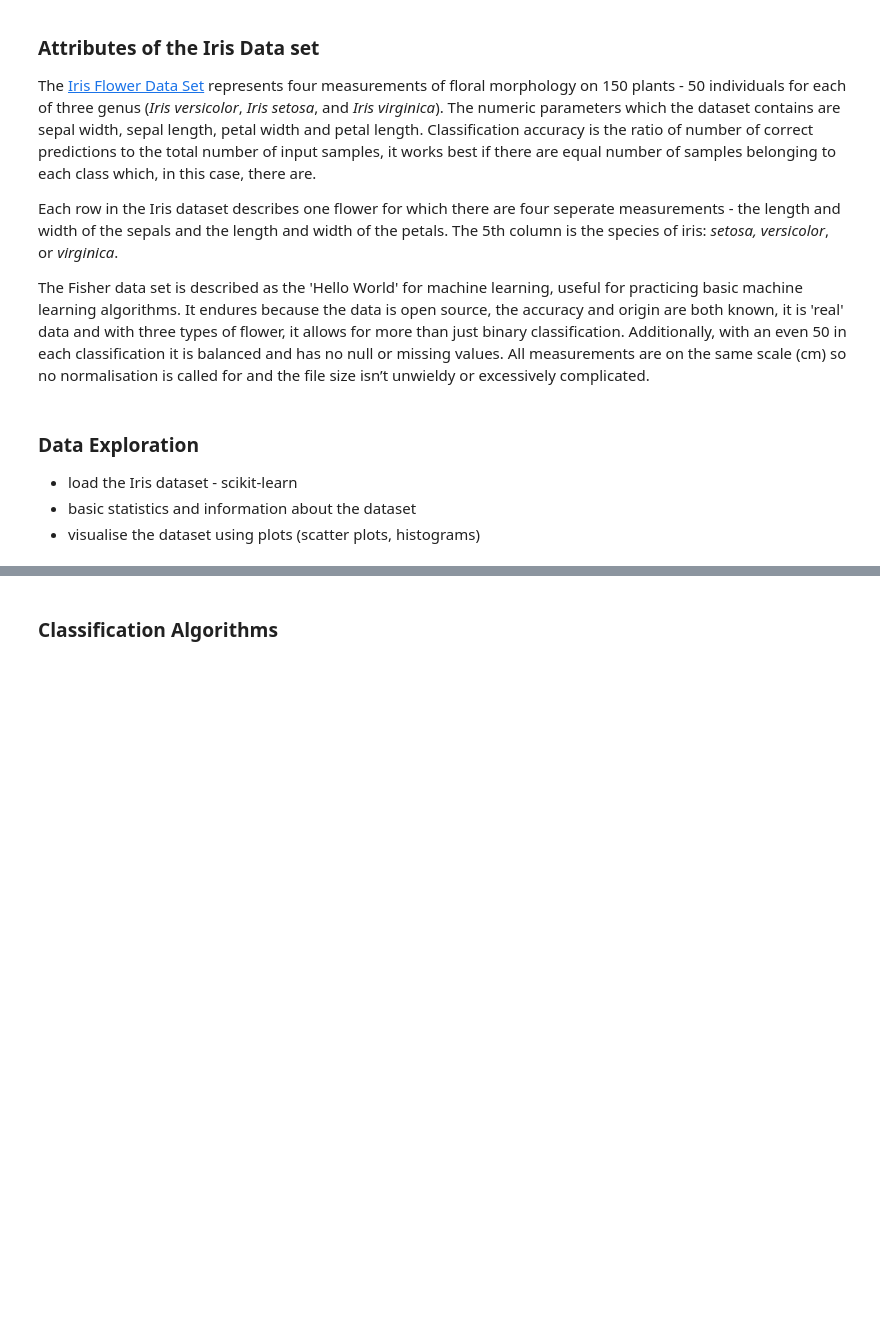
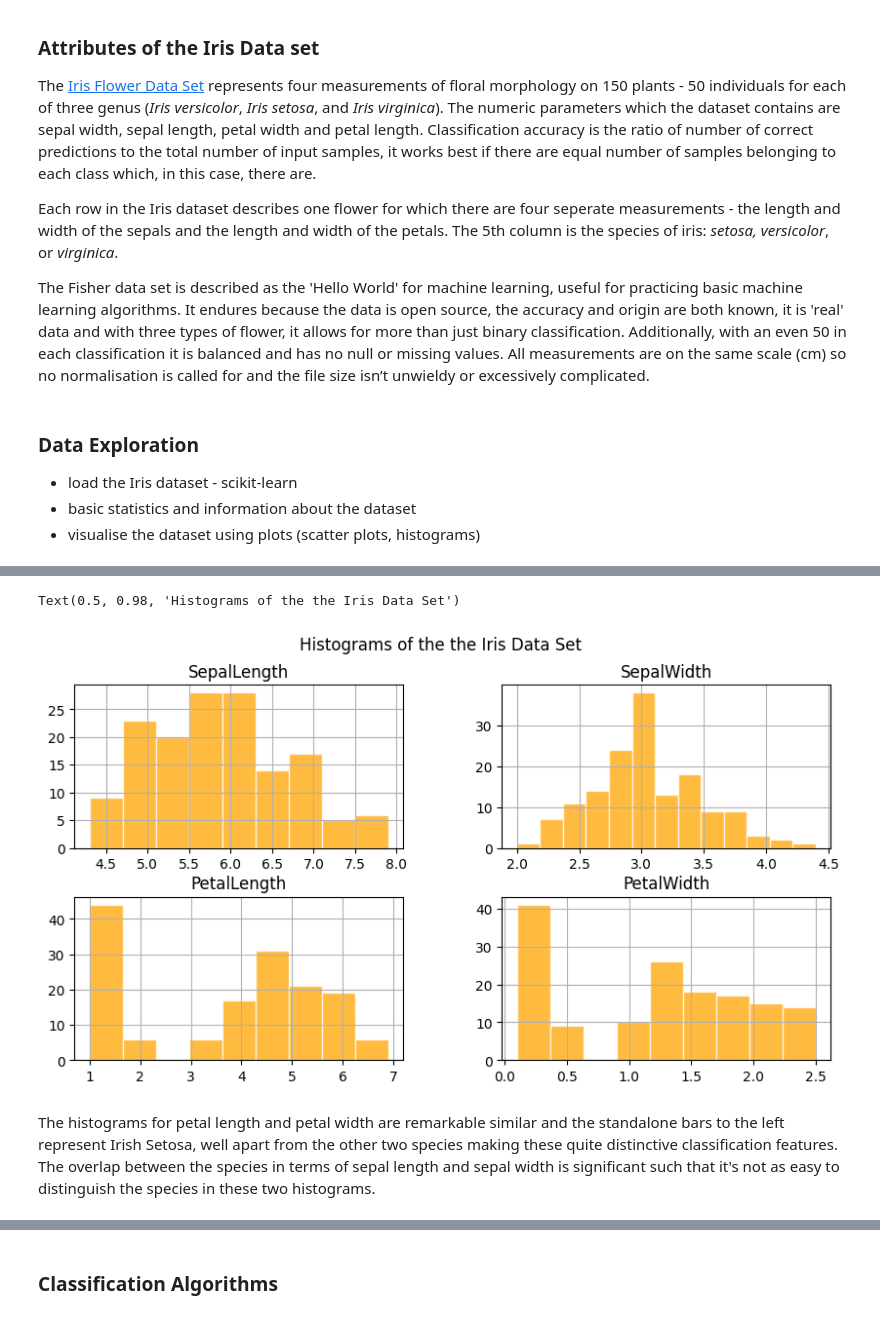
Before and after one commit to Scunnies/machine-learning-and-statistics, a Jupyter notebook: Project/Exploring Classification Algorithms with the Iris Dataset.ipynb, the cells around one changed output, grey strips where cells are left out. Drawn from its saved outputs; the diff is of its cells as text; code cells hidden in the pictures; blank space fills up the shorter version.

Commit message:
Import CSV/Visualisation

```diff
--- a/Project/Exploring Classification Algorithms with the Iris Dataset.ipynb
+++ b/Project/Exploring Classification Algorithms with the Iris Dataset.ipynb
@@ -39,0 +58,3 @@ The Fisher data set is described as the 'Hello World' for machine learning, usef
+# %%
+data = pd.read_csv('iris.csv')
+print (data)
@@ -39,0 +141,9 @@ The Fisher data set is described as the 'Hello World' for machine learning, usef
+# %%
+#dataframe.hist() from Pandas will generate a histogram of each column of variables
+data.hist (alpha = 0.75, color = ['orange'], edgecolor='w', bins = 'auto', figsize=(10,5))
+plt.suptitle("Histograms of the the Iris Data Set")
+# %% [output]
+Text(0.5, 0.98, 'Histograms of the the Iris Data Set')
+[figure, added]
+# %% [markdown]
+The histograms for petal length and petal width are remarkable similar and the standalone bars to the left represent Irish Setosa, well apart from the other two species making these quite distinctive classification features. The overlap between the species in terms of sepal length and sepal width is significant such that it's not as easy to distinguish the species in these two histograms.
```
Also changed, not shown: parts of 13 cells of this notebook, 1 other file.
